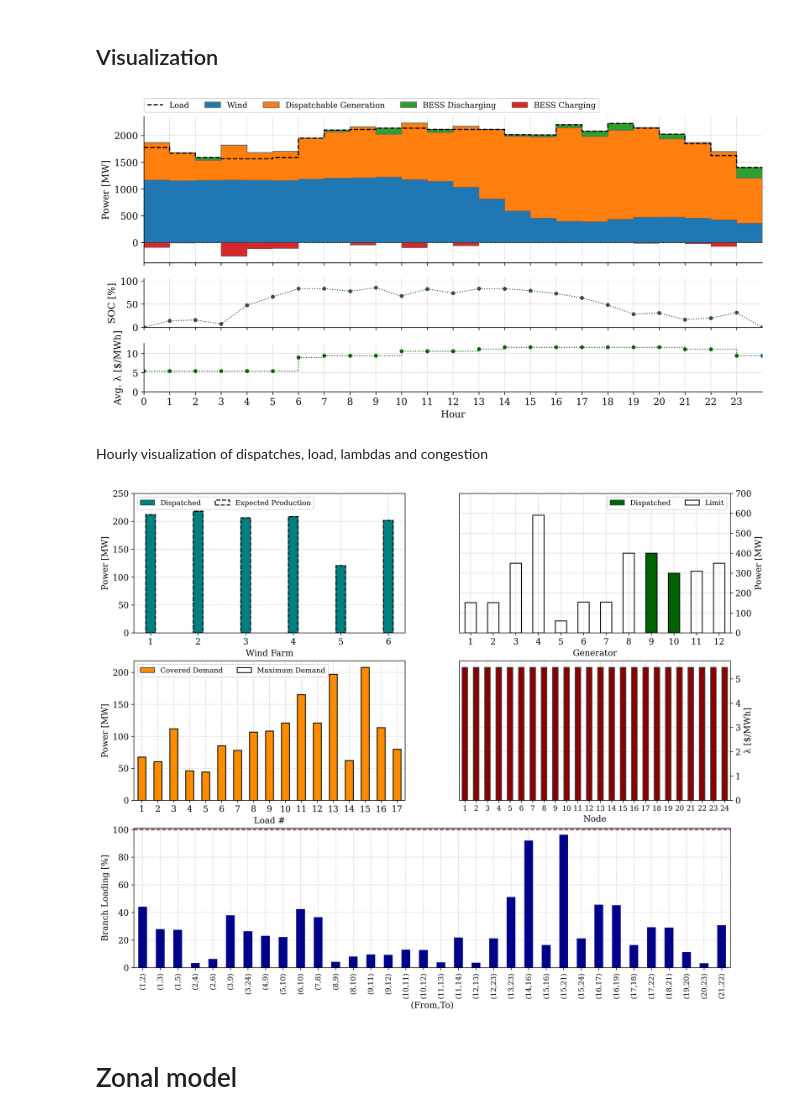
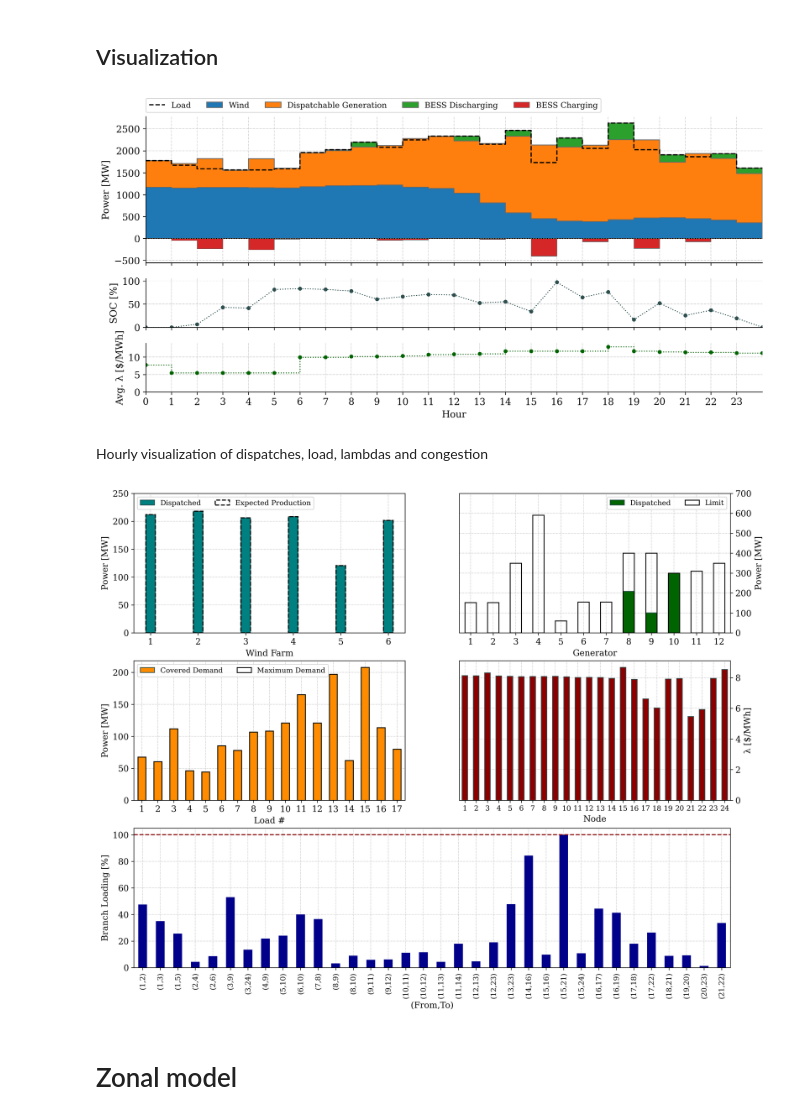
Before and after one commit to Hvid1999/46755, a Jupyter notebook: Assignment 1/task_4.ipynb, the cells around one changed output. Saved outputs shown, nothing was run; the diff lists cells and outputs as text; code cells hidden in the pictures.

```diff
--- a/Assignment 1/task_4.ipynb
+++ b/Assignment 1/task_4.ipynb
@@ -101,8 +101,11 @@ for t in range(T):
 
 
 #Note that the hourly bid prices are randomized within a specified range for each hour, so the pattern is mostly random
+hourly_bids = {} #dictionary containing the hourly bid prices
 for t in range(T):
     bid_prices = np.zeros(D)
 
     for n in range(D):
-        bid_prices[n] = all_bid_prices.loc[all_bid_prices['Load #'] == (n + 1), f't{18}'] #use the bid prices for the same hour that we used for task 1
+        bid_prices[n] = all_bid_prices.loc[all_bid_prices['Load #'] == (n + 1), f't{t + 1}'] #use the bid prices for the same hour that we used for task 1
+
+    hourly_bids[t] = bid_prices.copy() #Save bid prices for each hour
@@ -109,5 +114,8 @@ for t in range(T):
 # %% [markdown]
 For sensitivity analysis in task 4: Reduce line capacity for line (15,21)...
 # %%
-#line_data.loc[(line_data.From == 15) & (line_data.To == 21), 'Capacity MVA'] = 300 # from 400 to 300
-#line_data.loc[(line_data.From == 15) & (line_data.To == 21), 'Capacity pu'] = 3.0
+congested = True
+line_data = fnc.read_data('line_data')
+if congested:
+    line_data.loc[(line_data.From == 15) & (line_data.To == 21), 'Capacity MVA'] = 300 # from 400 to 300
+    line_data.loc[(line_data.From == 15) & (line_data.To == 21), 'Capacity pu'] = 3.0
@@ -407,35 +377,36 @@ ax[0].stackplot(df.index, -1 * df['BESS Charging [MWh]'].T, step='post', edgecol
 
 ax[0].axhline(0, color='black', linewidth=1.2, linestyle=':')
 
 ax[0].set_ylabel('Power [MW]')
 ax[0].legend(loc='upper left', bbox_to_anchor=(-0.006, 1.15),ncol=5, fontsize=10)
 
 ax[1].plot(df.index, df[r'Aggregated BESS SOC [%]'], linestyle=':', color='darkslategrey', linewidth=1.2)
 ax[1].plot(df.index, df[r'Aggregated BESS SOC [%]'], linestyle='', marker='o', markersize=4, color='darkslategrey')
 ax[1].set_ylabel('SOC [%]')
 ax[1].set_ylim([0,105])
 ax[1].set_yticks(np.arange(0, 105, 50))
 
 ax[2].step(df.index, df['AVERAGE Lambda [$/MWh]'], linestyle=':', color='darkgreen', linewidth=1.2, where='post')
 ax[2].plot(df.index, df['AVERAGE Lambda [$/MWh]'], linestyle='', marker='o', markersize=4, color='darkgreen')
 ax[2].set_ylabel('Avg. \u03bb [$/MWh]')
 ax[2].set_ylim([0, max(df['AVERAGE Lambda [$/MWh]']) + 1])
 ax[2].set_yticks(np.arange(0, max(df['AVERAGE Lambda [$/MWh]']) + 1, 5))
 
 ax[2].set_xticks(np.arange(0,T))
 #ax[2].set_xticklabels(np.arange(1,T+2))
 ax[2].set_xlabel('Hour')
 ax[0].set_axisbelow(True)
 ax[1].set_axisbelow(True)
 ax[2].set_axisbelow(True)
 ax[0].margins(x=0)
 
 fig.tight_layout() # reduces white space around figures
-#plt.savefig('Figures/task_4_multihour_market_clearing.png',bbox_inches='tight')
+if not congested:
+    plt.savefig('Figures/task_4_multihour_market_clearing.png',bbox_inches='tight')
 
 plt.show()
 # %% [output]
-[figure, old version]
+[figure, new version]
 # %% [markdown]
 Hourly visualization of dispatches, load, lambdas and congestion
 # %%
@@ -513,11 +484,14 @@ for k in range(len(ax)):
     ax[k].spines[['right', 'top']].set_visible(True)
     ax[k].set_axisbelow(True)
 
-#plt.savefig('Figures/task_4_hourly_breakdown_hour_0.png',bbox_inches='tight')
-#plt.savefig('Figures/task_4_hourly_breakdown_hour_0_CONGESTED.png',bbox_inches='tight')
+if congested:
+    plt.savefig('Figures/task_4_hourly_breakdown_hour_0_CONGESTED.png',bbox_inches='tight')
+else:
+    plt.savefig('Figures/task_4_hourly_breakdown_hour_0.png',bbox_inches='tight')
+
 plt.show()
 # %% [output]
-[figure, old version]
+[figure, new version]
 # %% [markdown]
 # Zonal model
 # %%
```
Also changed, not shown: parts of 8 cells of this notebook, 7 other files.
